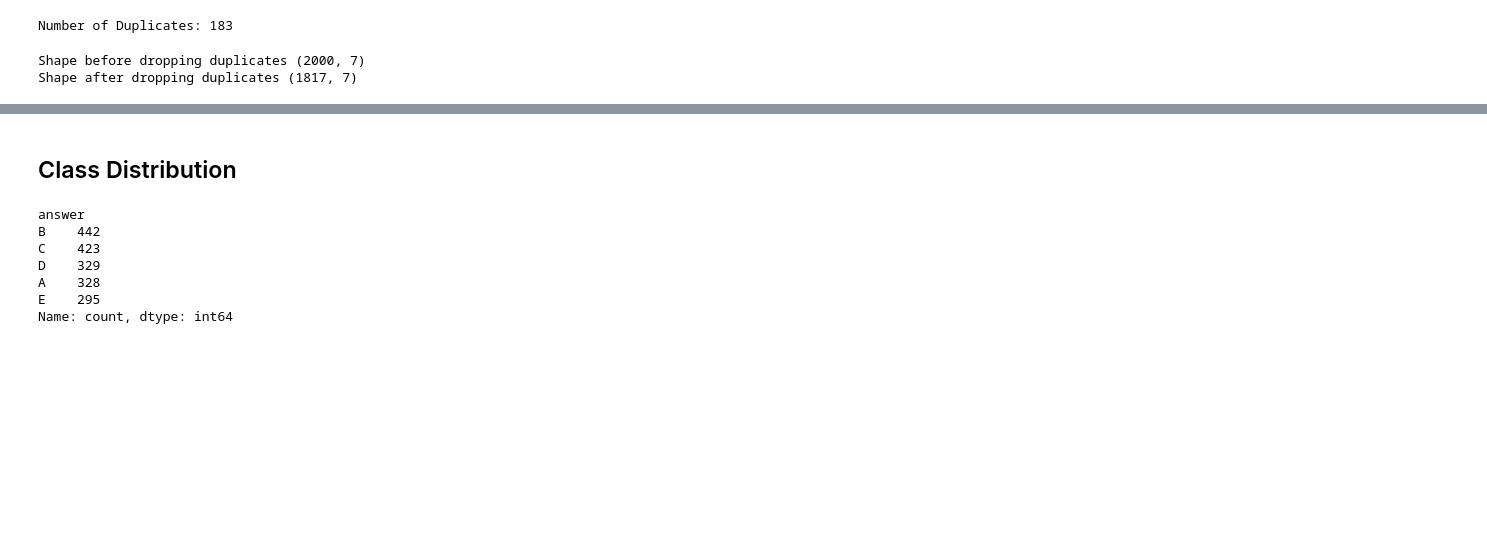
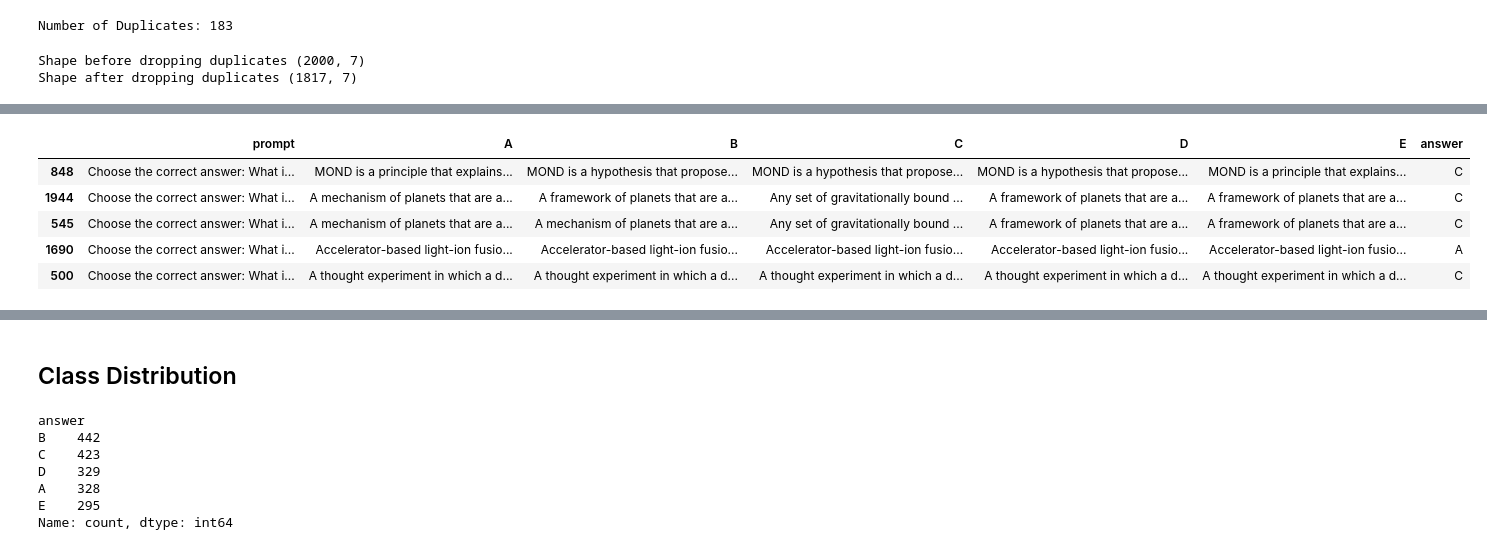
Before and after one commit to 23f2000391/dl-genai-project-26-t2, a Jupyter notebook: notebooks/notebook.ipynb, the cells around one changed output, grey strips where cells are left out. Cells and saved outputs as stored; diff of their text form; code cells hidden in the pictures; blank space fills up the shorter version.

```diff
--- a/notebooks/notebook.ipynb
+++ b/notebooks/notebook.ipynb
@@ -222,0 +239,9 @@ Shape after dropping duplicates (1817, 7)
+# %%
+train[train['prompt'].duplicated()].sort_values(['prompt'])[:5]
+# %% [output]
+|  | prompt | A | B | C | D | E | answer |
+| 848 | Choose the correct answer: What i... | MOND is a principle that explains... | MOND is a hypothesis that propose... | MOND is a hypothesis that propose... | MOND is a hypothesis that propose... | MOND is a principle that explains... | C |
+| 1944 | Choose the correct answer: What i... | A mechanism of planets that are a... | A framework of planets that are a... | Any set of gravitationally bound ... | A framework of planets that are a... | A framework of planets that are a... | C |
+| 545 | Choose the correct answer: What i... | A mechanism of planets that are a... | A mechanism of planets that are a... | Any set of gravitationally bound ... | A framework of planets that are a... | A framework of planets that are a... | C |
+| 1690 | Choose the correct answer: What i... | Accelerator-based light-ion fusio... | Accelerator-based light-ion fusio... | Accelerator-based light-ion fusio... | Accelerator-based light-ion fusio... | Accelerator-based light-ion fusio... | A |
+| 500 | Choose the correct answer: What i... | A thought experiment in which a d... | A thought experiment in which a d... | A thought experiment in which a d... | A thought experiment in which a d... | A thought experiment in which a d... | C |
```
Also changed, not shown: parts of 43 cells of this notebook.
